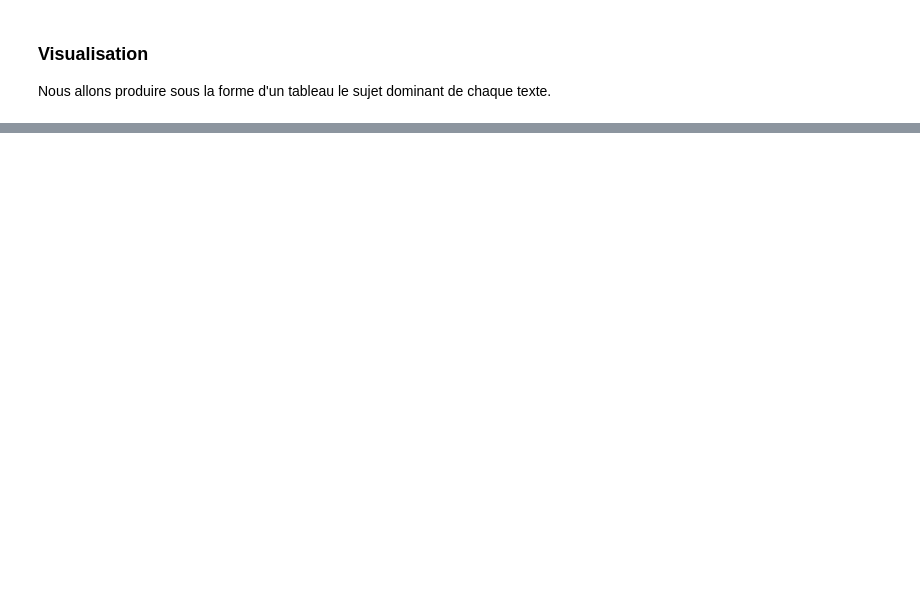
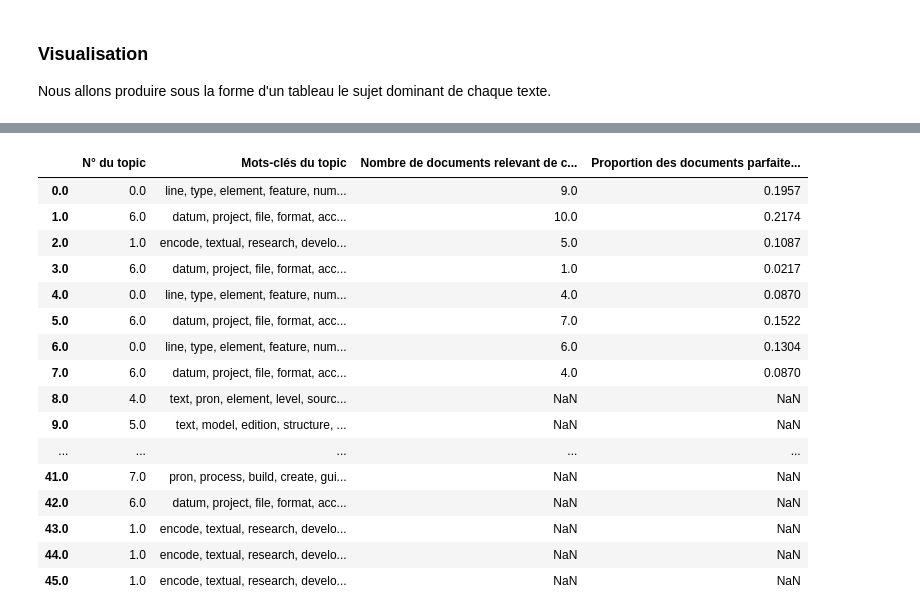
Before and after one commit to Chartes-TNAH/Devoir_Python, a Jupyter notebook: 2019/Step_5_Topic_Modeling.ipynb, the cells around one changed output, grey strips where cells are left out. Saved outputs shown, nothing was run; the diff lists cells and outputs as text; code cells hidden in the pictures; blank space fills up the shorter version.

```diff
--- a/2019/Step_5_Topic_Modeling.ipynb
+++ b/2019/Step_5_Topic_Modeling.ipynb
@@ -524,0 +530,36 @@ df_dominant_topics
+# %%
+# Permet de calculer le nombre de documents par topic
+topic_counts = df_topic_sents_keywords['Dominant_Topic'].value_counts()
+
+# Proportion des documents étant parfaitement représentatif du topic
+topic_contribution = round(topic_counts/topic_counts.sum(), 4)
+
+# N° du topic et mot-clés
+topic_num_keywords = df_topic_sents_keywords[['Dominant_Topic', 'Topic_Keywords']]
+
+# Lie les colonnes
+df_dominant_topics = pd.concat([topic_num_keywords, topic_counts, topic_contribution], axis=1)
+
+# Renomme les colonnes
+df_dominant_topics.columns = ['N° du topic', 'Mots-clés du topic', 'Nombre de documents relevant de ce topic', 'Proportion des documents parfaitement représentatifs']
+
+# Représentation
+df_dominant_topics
+# %% [output]
+|  | N° du topic | Mots-clés du topic | Nombre de documents relevant de c... | Proportion des documents parfaite... |
+| 0.0 | 0.0 | line, type, element, feature, num... | 9.0 | 0.1957 |
+| 1.0 | 6.0 | datum, project, file, format, acc... | 10.0 | 0.2174 |
+| 2.0 | 1.0 | encode, textual, research, develo... | 5.0 | 0.1087 |
+| 3.0 | 6.0 | datum, project, file, format, acc... | 1.0 | 0.0217 |
+| 4.0 | 0.0 | line, type, element, feature, num... | 4.0 | 0.0870 |
+| 5.0 | 6.0 | datum, project, file, format, acc... | 7.0 | 0.1522 |
+| 6.0 | 0.0 | line, type, element, feature, num... | 6.0 | 0.1304 |
+| 7.0 | 6.0 | datum, project, file, format, acc... | 4.0 | 0.0870 |
+| 8.0 | 4.0 | text, pron, element, level, sourc... | NaN | NaN |
+| 9.0 | 5.0 | text, model, edition, structure, ... | NaN | NaN |
+| ... | ... | ... | ... | ... |
+| 41.0 | 7.0 | pron, process, build, create, gui... | NaN | NaN |
+| 42.0 | 6.0 | datum, project, file, format, acc... | NaN | NaN |
+| 43.0 | 1.0 | encode, textual, research, develo... | NaN | NaN |
+| 44.0 | 1.0 | encode, textual, research, develo... | NaN | NaN |
+| 45.0 | 1.0 | encode, textual, research, develo... | NaN | NaN |
```
Also changed, not shown: parts of 40 cells of this notebook, 3 other files.
